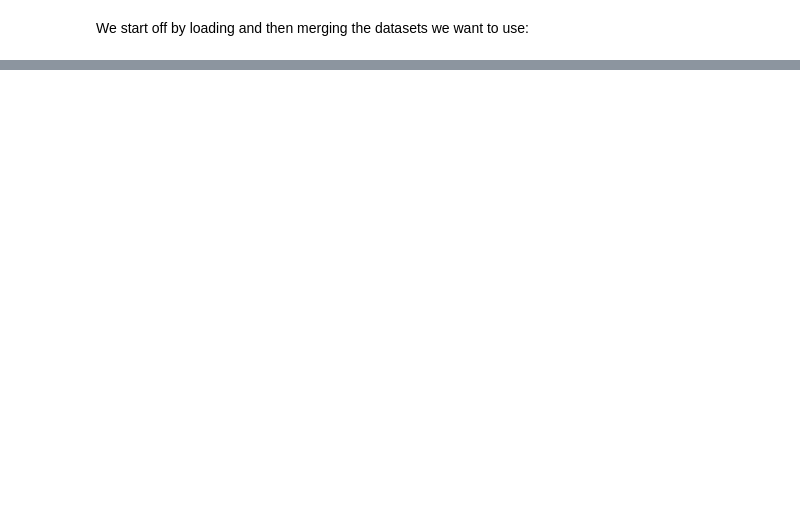
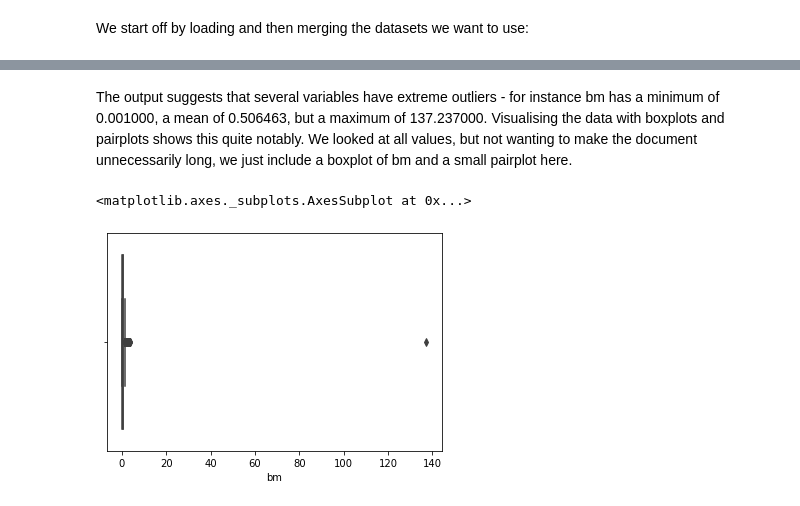
Before and after one commit to john-donnelly-1/ML-Group-3, a Jupyter notebook: current code doc.ipynb, the cells around one changed output, grey strips where cells are left out. Saved outputs shown, nothing was run; the diff lists cells and outputs as text; code cells hidden in the pictures; blank space fills up the shorter version.

```diff
--- a/current code doc.ipynb
+++ b/current code doc.ipynb
@@ -129,0 +85,3 @@ max   5.912000  65.48600    100.212000
+# %%
+dat = dat[dat['splticrm'] != 'CCC']
+dat = dat[dat['splticrm'] != 'D']
@@ -129,0 +115,7 @@ max   5.912000  65.48600    100.212000
+# %% [markdown]
+The output suggests that several variables have extreme outliers - for instance bm has a minimum of 0.001000, a mean of  0.506463, but a maximum of 137.237000. Visualising the data with boxplots and pairplots shows this quite notably. We looked at all values, but not wanting to make the document unnecessarily long, we just include a boxplot of bm and a small pairplot here.
+# %%
+sns.boxplot(x = 'bm', data = dat)
+# %% [output]
+<matplotlib.axes._subplots.AxesSubplot at 0x...>
+[figure, added]
```
Also changed, not shown: parts of 21 cells of this notebook.
